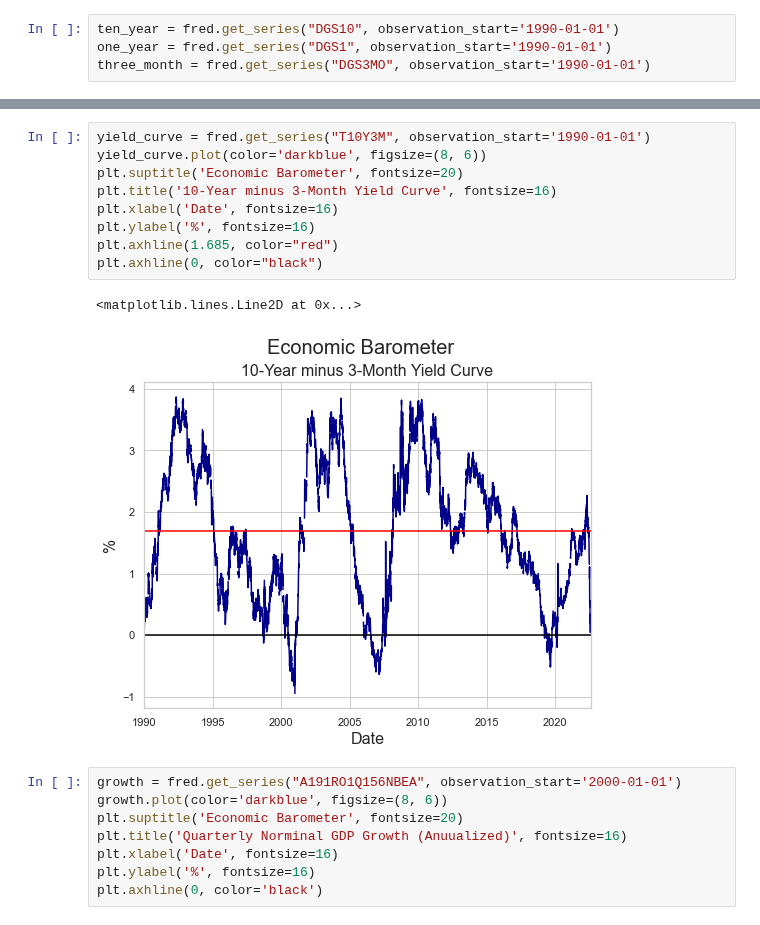
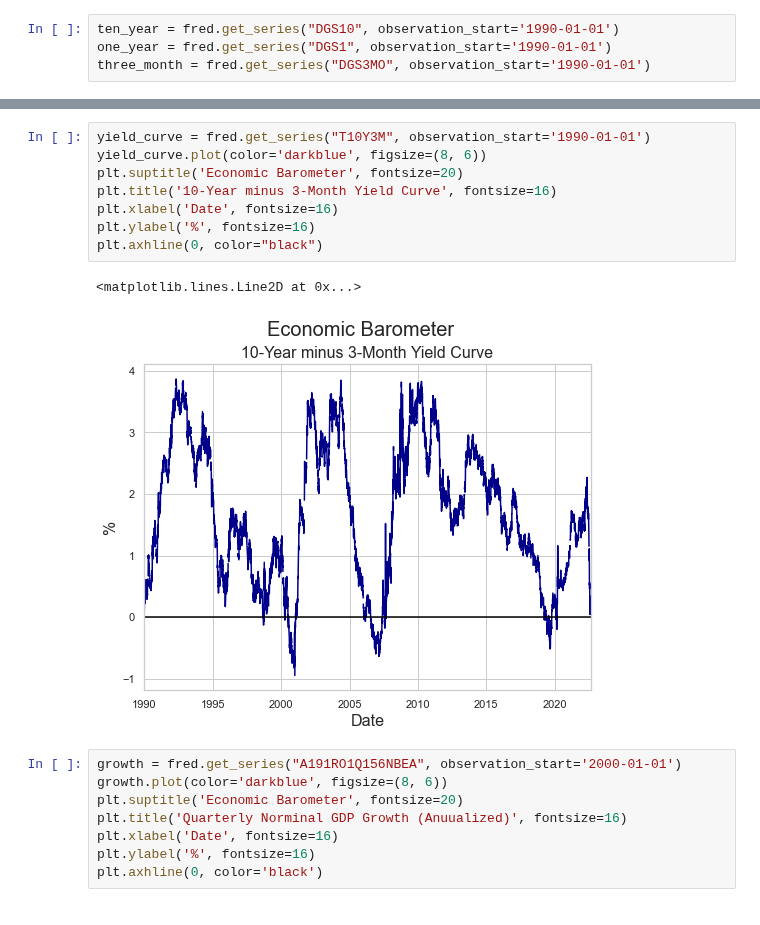
Before and after one commit to thsavage/Macroeconomic-Talking-Points, a Jupyter notebook: Macroeconomic Talking Points.ipynb, the cells around one changed output, grey strips where cells are left out. Cells and saved outputs as stored; diff of their text form.

```diff
--- a/Macroeconomic Talking Points.ipynb
+++ b/Macroeconomic Talking Points.ipynb
@@ -74,15 +74,14 @@ plt.axhline(3.0, color="black")
 # %%
 yield_curve = fred.get_series("T10Y3M", observation_start='1990-01-01')
 yield_curve.plot(color='darkblue', figsize=(8, 6))
 plt.suptitle('Economic Barometer', fontsize=20)
 plt.title('10-Year minus 3-Month Yield Curve', fontsize=16)
 plt.xlabel('Date', fontsize=16)
 plt.ylabel('%', fontsize=16)
-plt.axhline(1.685, color="red")
 plt.axhline(0, color="black")
 # %% [output]
 <matplotlib.lines.Line2D at 0x...>
-[figure, old version]
+[figure, new version]
 # %%
 growth = fred.get_series("A191RO1Q156NBEA", observation_start='2000-01-01')
 growth.plot(color='darkblue', figsize=(8, 6))
```
Also changed, not shown: parts of 11 cells of this notebook.
